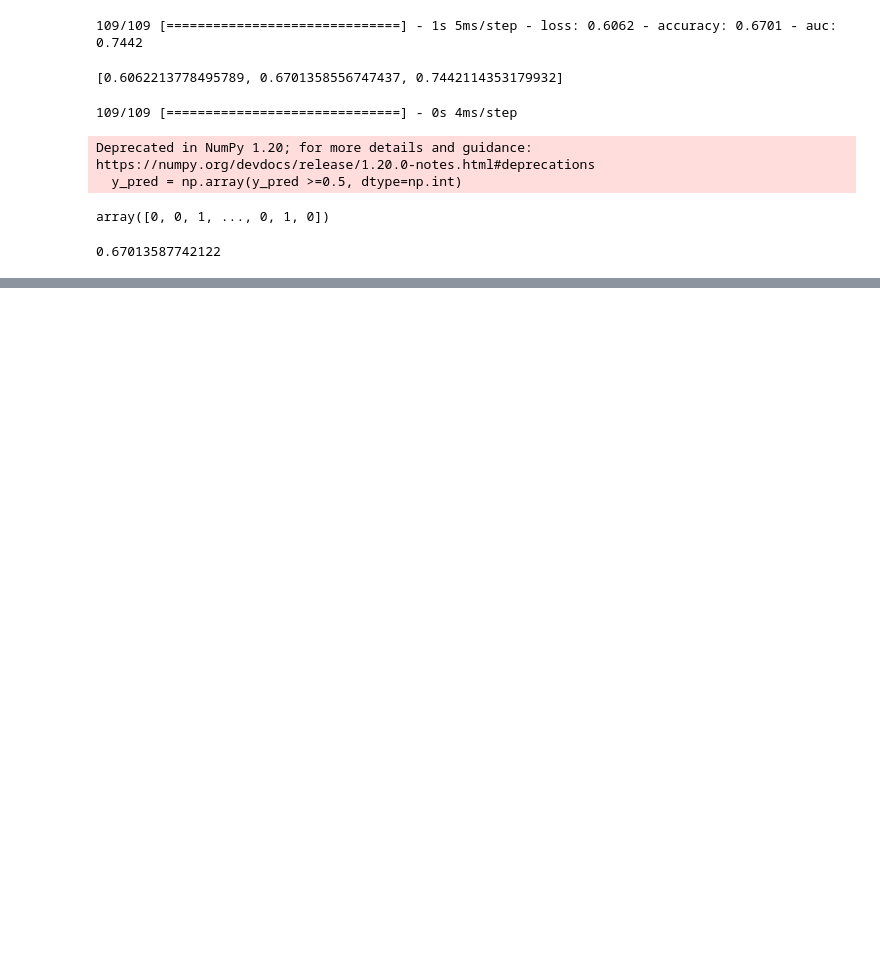
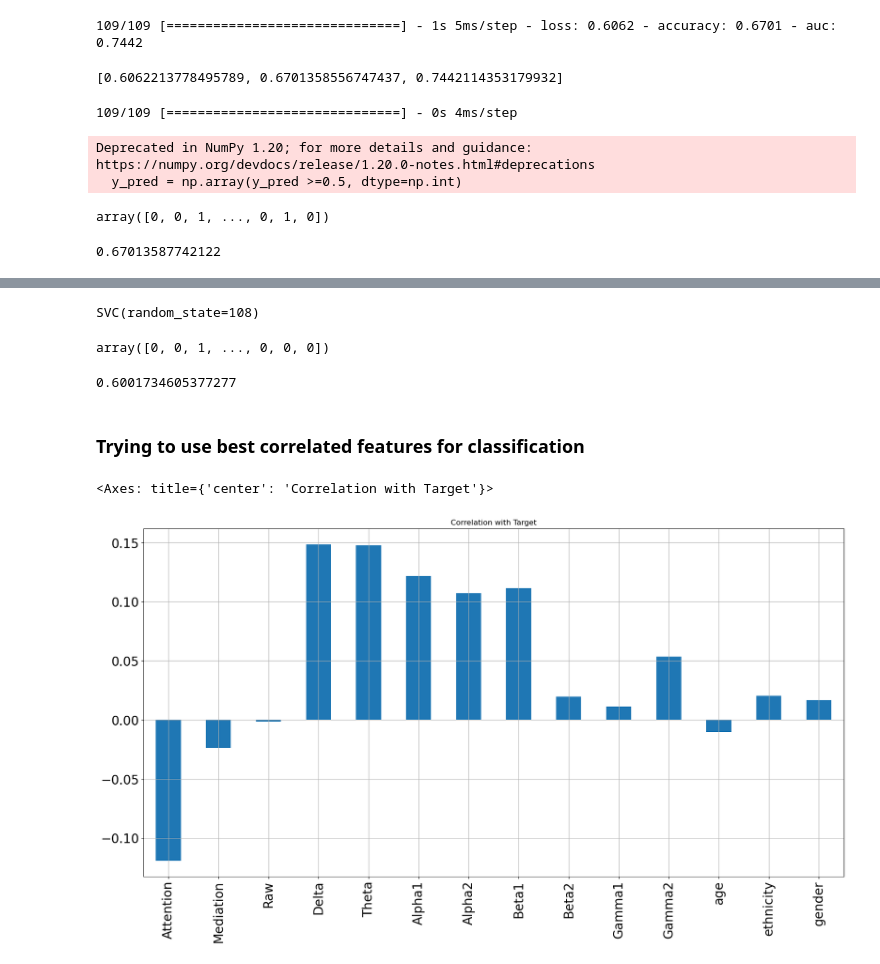
Before and after one commit to animeshmaiti/dyslexia-detection-eeg, a Jupyter notebook: eeg-analysis-svm.ipynb, the cells around one changed output, grey strips where cells are left out. Drawn from its saved outputs; the diff is of its cells as text; code cells hidden in the pictures; blank space fills up the shorter version.

```diff
--- a/eeg-analysis-svm.ipynb
+++ b/eeg-analysis-svm.ipynb
@@ -189,0 +213,25 @@ accuracyKeras
+# %%
+svm_classifier = SVC(random_state=108)
+svm_classifier.fit(X_train, Y_train)
+# %% [output]
+SVC(random_state=108)
+# %%
+predictions = svm_classifier.predict(x_test).astype(int)
+predictions
+# %% [output]
+array([0, 0, 1, ..., 0, 0, 0])
+# %%
+accuracy = accuracy_score(y_test, predictions)
+accuracy
+# %% [output]
+0.6001734605377277
+# %% [markdown]
+### Trying to use best correlated features for classification
+# %%
+feature=df.drop(['user-definedlabeln'],axis=1)
+feature.corrwith(df['user-definedlabeln']).plot.bar(
+        figsize = (20, 10), title = "Correlation with Target", fontsize = 20,
+        rot = 90, grid = True)
+# %% [output]
+<Axes: title={'center': 'Correlation with Target'}>
+[figure, added]
```
Also changed, not shown: parts of 17 cells of this notebook, 4 other files.
